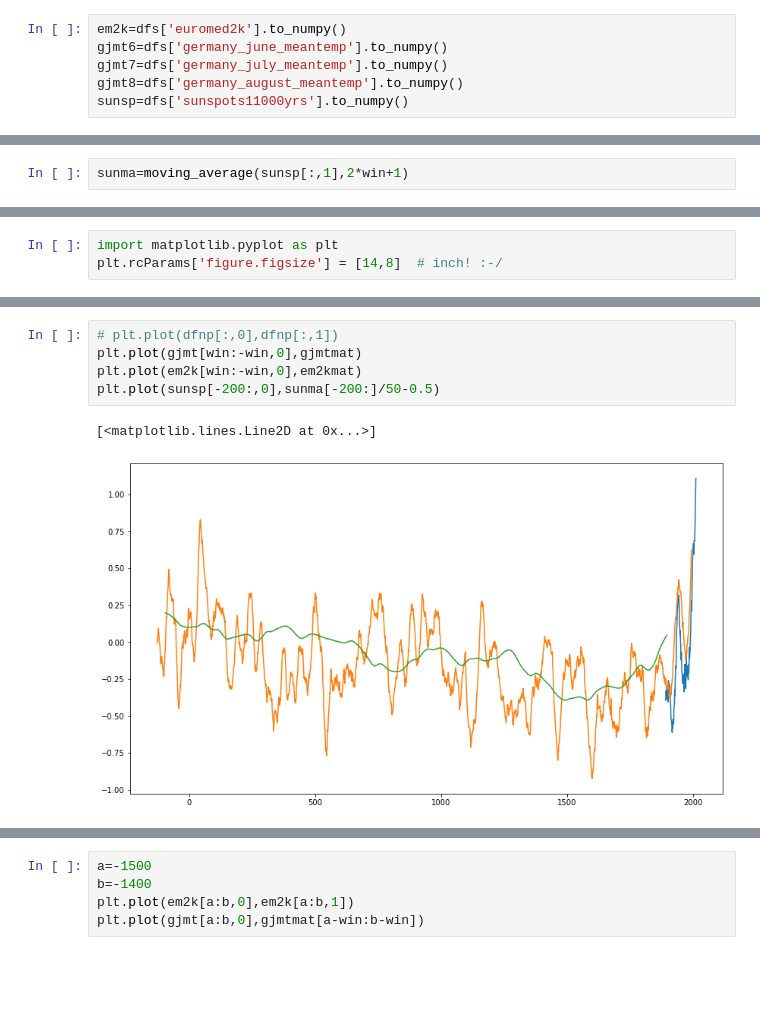
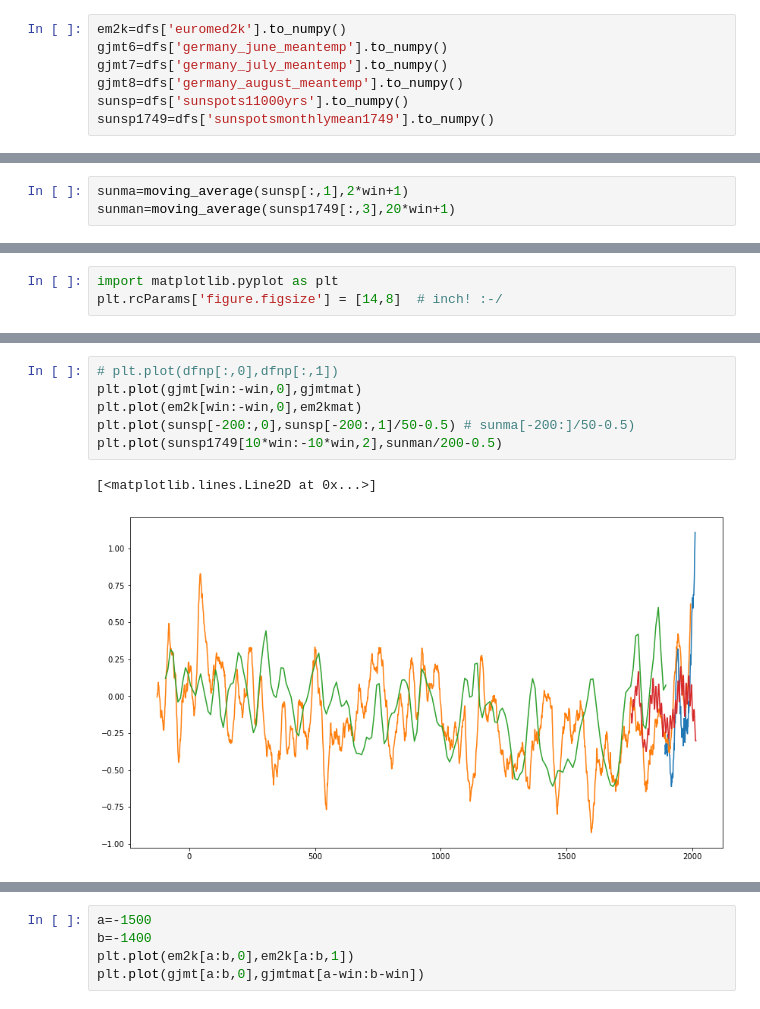
Before and after one commit to domschl/indrajala, a Jupyter notebook: python_indrajala/examples/importers/RawTests.ipynb, the cells around one changed output, grey strips where cells are left out. Saved outputs shown, nothing was run; the diff lists cells and outputs as text; blank space fills up the shorter version.

Commit message:
Combine measured and infered sunspots

```diff
--- a/python_indrajala/examples/importers/RawTests.ipynb
+++ b/python_indrajala/examples/importers/RawTests.ipynb
@@ -51,5 +48,6 @@ gjmt6=dfs['germany_june_meantemp'].to_numpy()
 gjmt7=dfs['germany_july_meantemp'].to_numpy()
 gjmt8=dfs['germany_august_meantemp'].to_numpy()
 sunsp=dfs['sunspots11000yrs'].to_numpy()
+sunsp1749=dfs['sunspotsmonthlymean1749'].to_numpy()
 # %%
 sunsp[:,0]=1950-sunsp[:,0]
@@ -76,3 +70,4 @@ em2kmat=moving_average(em2k[:,1],2*win+1)
 gjmtmat=moving_average(gjmt[:,2]-gjmean,2*win+1)
 # %%
 sunma=moving_average(sunsp[:,1],2*win+1)
+sunman=moving_average(sunsp1749[:,3],20*win+1)
@@ -89,11 +94,12 @@ plt.plot(sunsp[-200:,0],sunsp[-200:,1]/60-0.4)
 # %%
 # plt.plot(dfnp[:,0],dfnp[:,1])
 plt.plot(gjmt[win:-win,0],gjmtmat)
 plt.plot(em2k[win:-win,0],em2kmat)
-plt.plot(sunsp[-200:,0],sunma[-200:]/50-0.5)
+plt.plot(sunsp[-200:,0],sunsp[-200:,1]/50-0.5) # sunma[-200:]/50-0.5)
+plt.plot(sunsp1749[10*win:-10*win,2],sunman/200-0.5)
 # %% [output]
 [<matplotlib.lines.Line2D at 0x...>]
-[figure, old version]
+[figure, new version]
 # %%
 plt.plot(em2k[-120+win:-win,0],em2kmat[-120+win:-win])
 plt.plot(gjmt[win:-win,0],gjmtmat)
```
Also changed, not shown: parts of 9 cells of this notebook.
